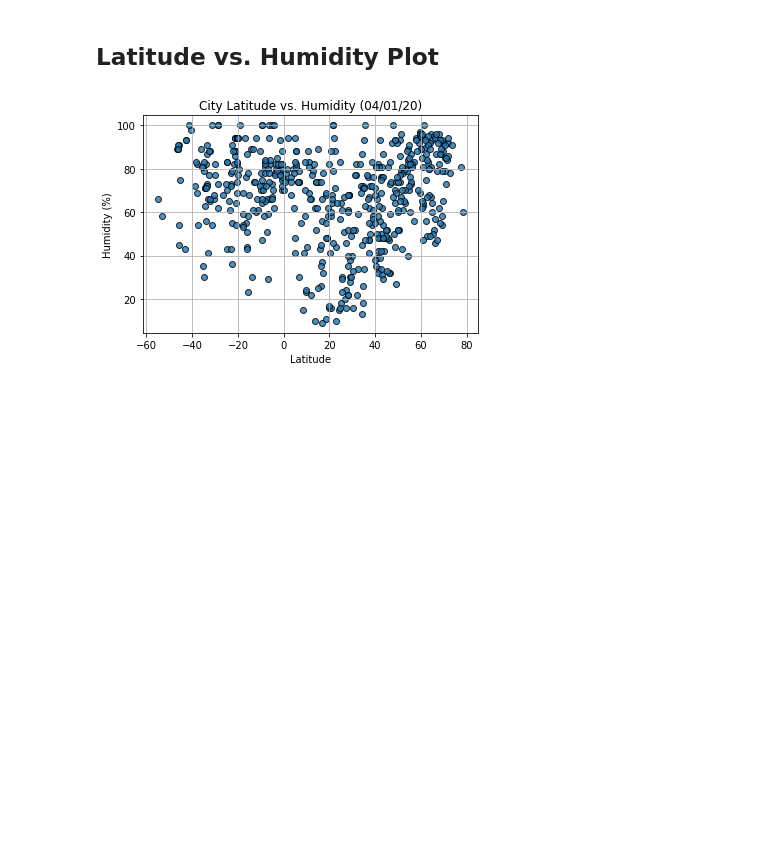
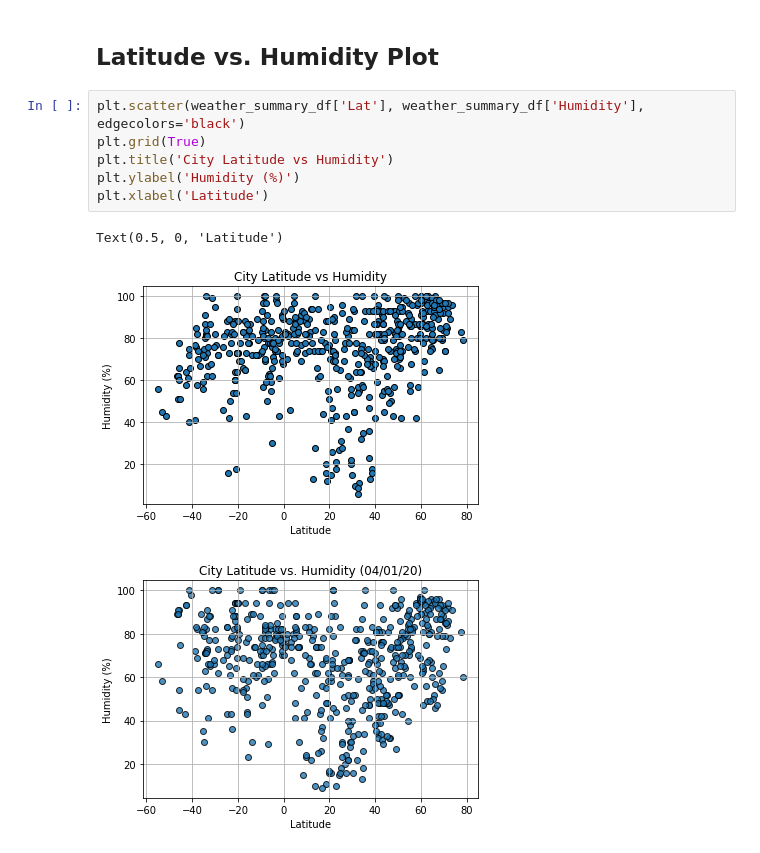
Before and after one commit to paulywog13/python-api-challenge, a Jupyter notebook: WeatherPy/WeatherPy.ipynb, the cells around one changed output. Cells and saved outputs as stored; diff of their text form; blank space fills up the shorter version.

```diff
--- a/WeatherPy/WeatherPy.ipynb
+++ b/WeatherPy/WeatherPy.ipynb
@@ -222,6 +247,15 @@ Int64Index([], dtype='int64')
 [figure]
 # %% [markdown]
 ## Latitude vs. Humidity Plot
+# %%
+plt.scatter(weather_summary_df['Lat'], weather_summary_df['Humidity'], edgecolors='black')
+plt.grid(True)
+plt.title('City Latitude vs Humidity')
+plt.ylabel('Humidity (%)')
+plt.xlabel('Latitude')
+# %% [output]
+Text(0.5, 0, 'Latitude')
+[figure, added]
 # %%
 # %% [output]
 [figure]
```
Also changed, not shown: parts of 8 cells of this notebook, 1 other file.
